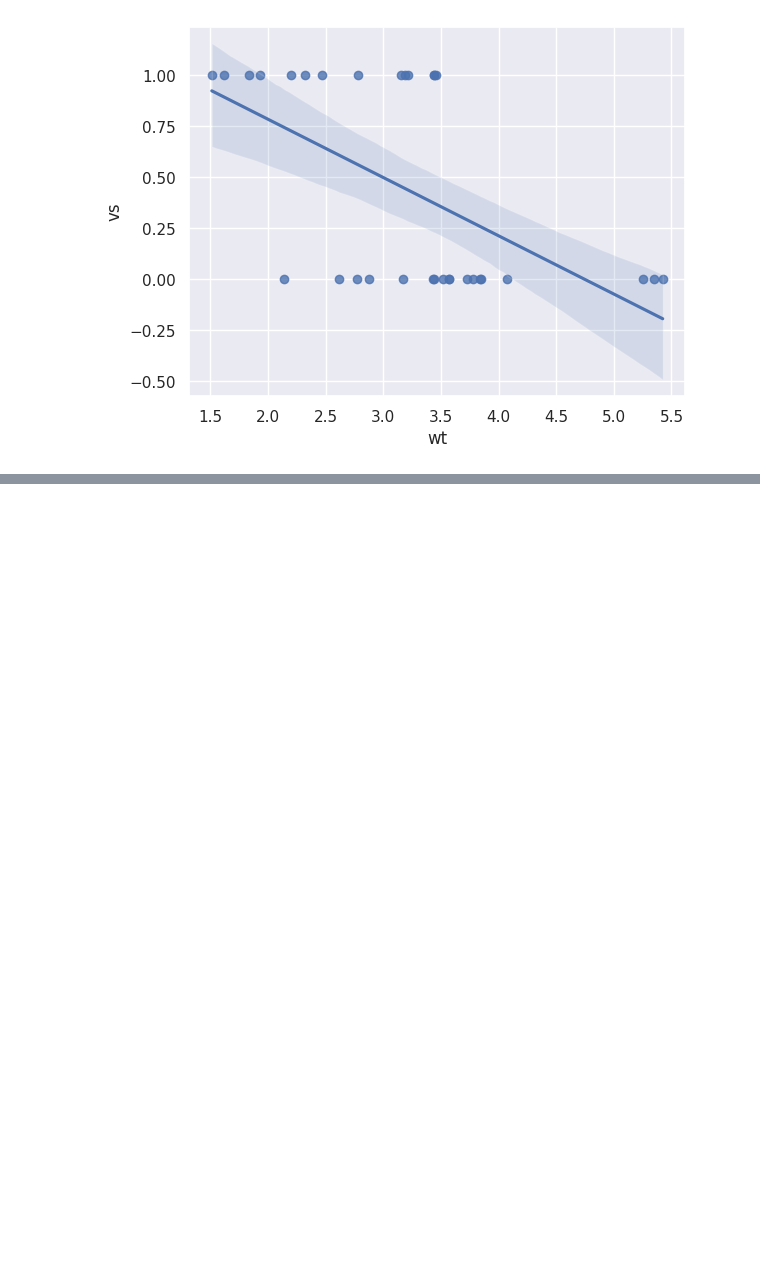
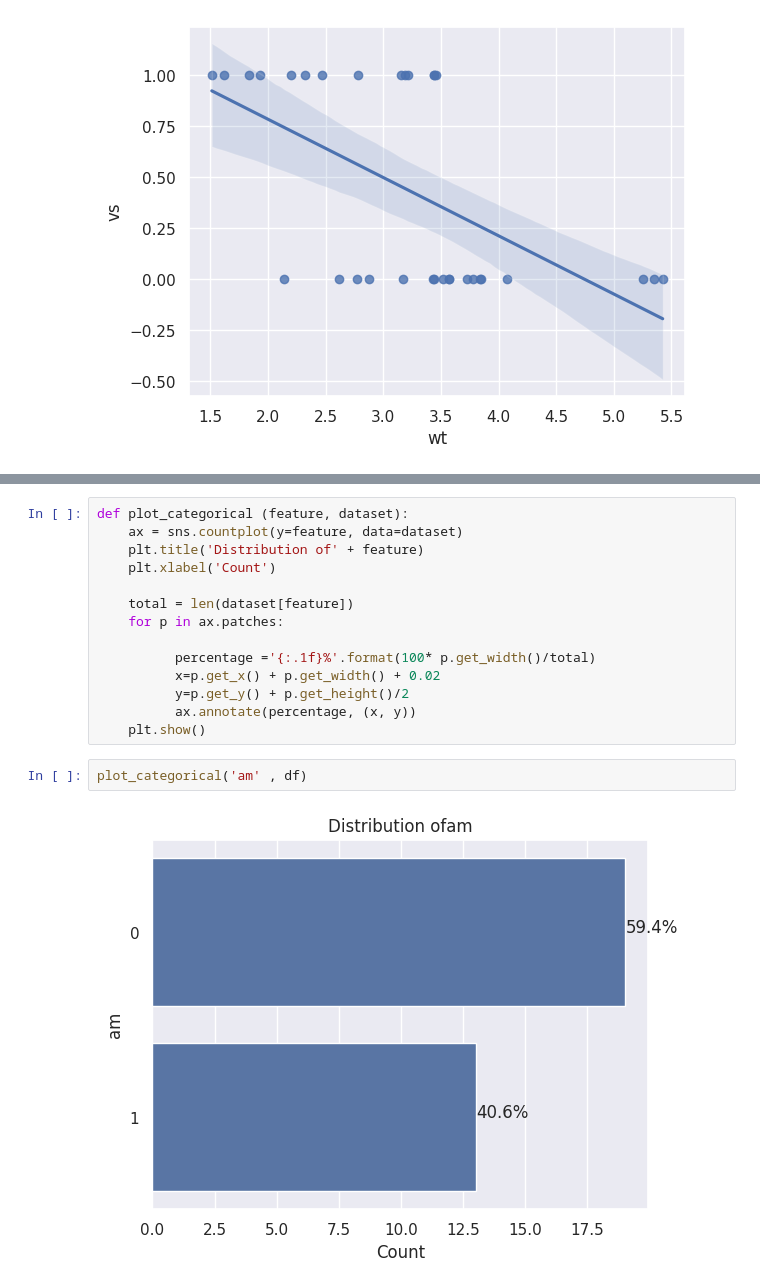
Before and after one commit to nikitha-kote/demo_nikitha, a Jupyter notebook: Untitled1.ipynb, the cells around one changed output, grey strips where cells are left out. Saved outputs shown, nothing was run; the diff lists cells and outputs as text; blank space fills up the shorter version.

```diff
--- a/Untitled1.ipynb
+++ b/Untitled1.ipynb
@@ -169,0 +185,18 @@ sns.regplot(x='wt' , y='vs' , data=df)
+# %%
+def plot_categorical (feature, dataset):
+    ax = sns.countplot(y=feature, data=dataset)
+    plt.title('Distribution of' + feature)
+    plt.xlabel('Count')
+
+    total = len(dataset[feature])
+    for p in ax.patches:
+
+          percentage ='{:.1f}%'.format(100* p.get_width()/total)
+          x=p.get_x() + p.get_width() + 0.02
+          y=p.get_y() + p.get_height()/2
+          ax.annotate(percentage, (x, y))
+    plt.show()
+# %%
+plot_categorical('am' , df)
+# %% [output]
+[figure, added]
```
Also changed, not shown: parts of 5 cells of this notebook.
